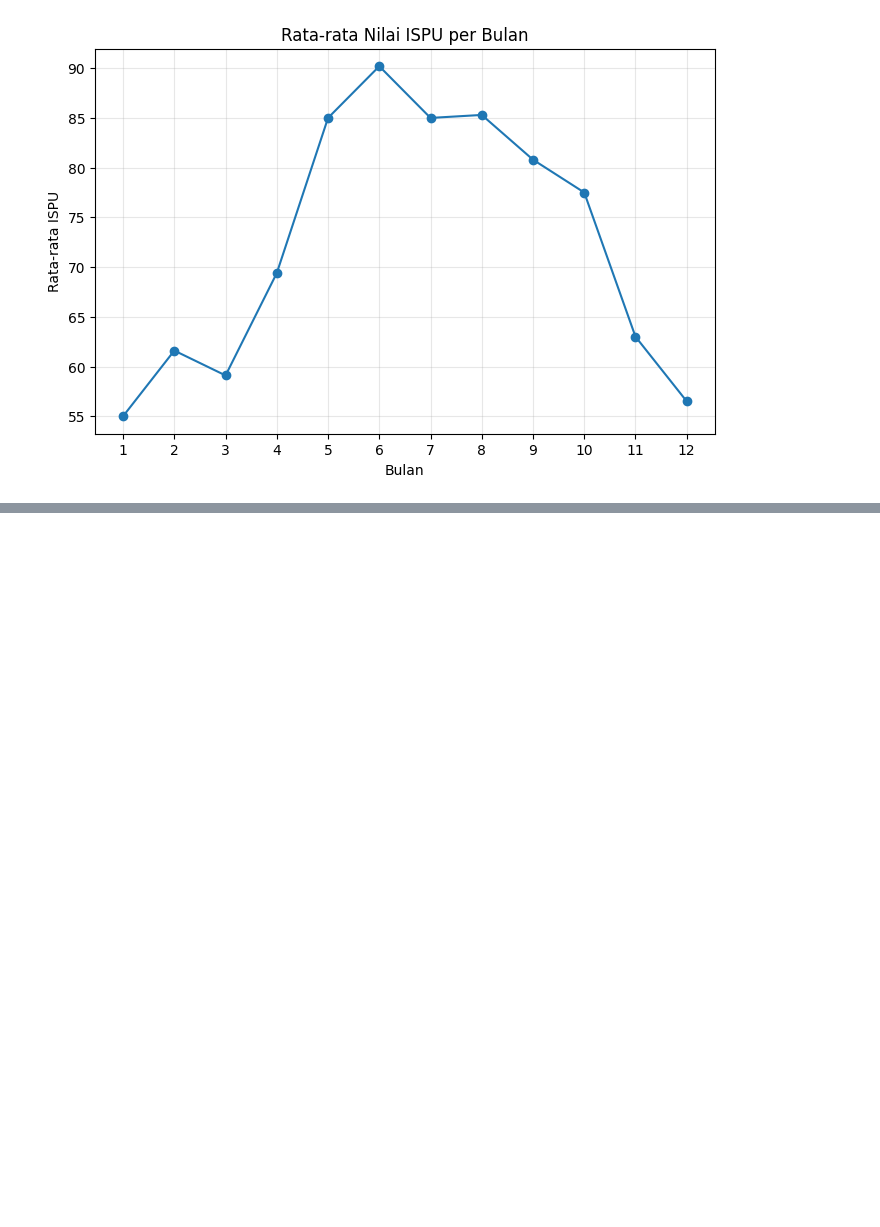
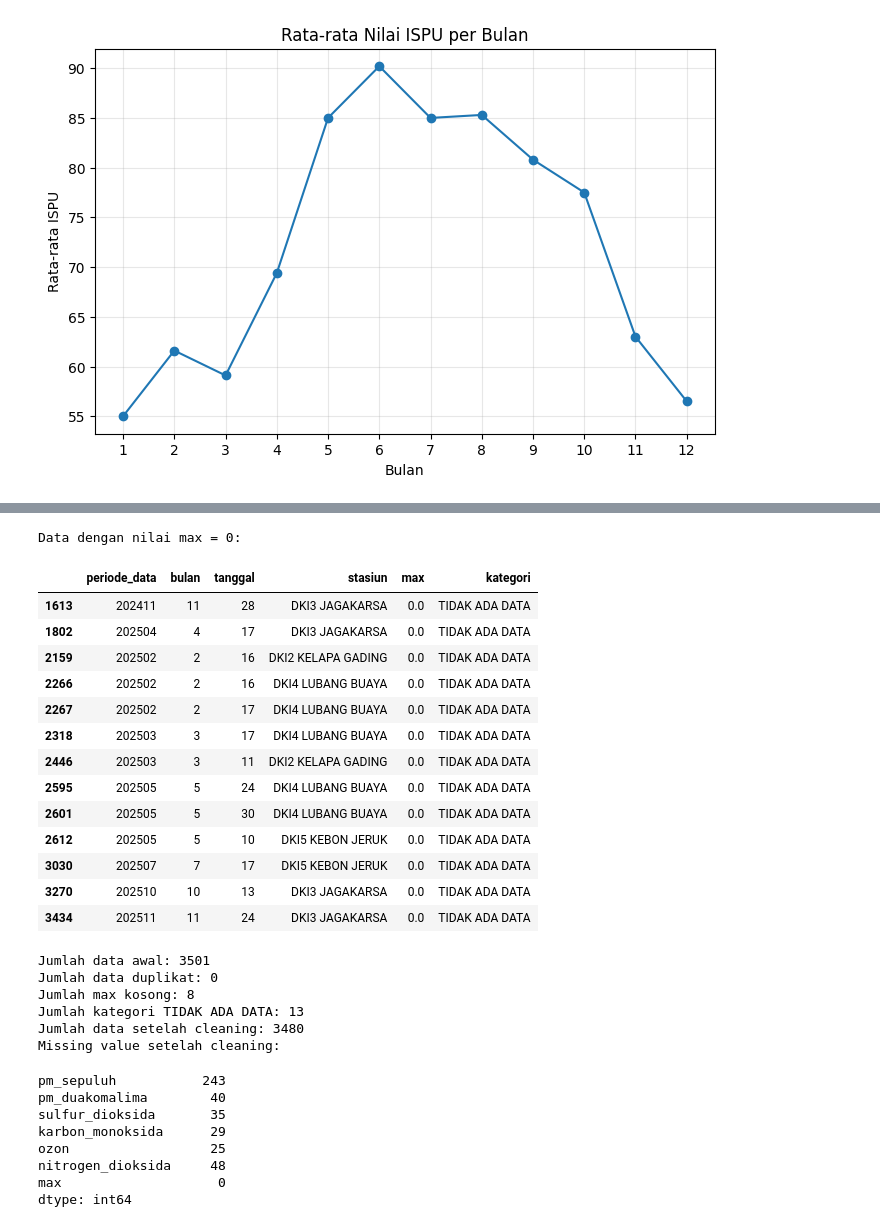
Before and after one commit to Cantikazahra/49_IF-E_titut-titut, a Jupyter notebook: Projek_ISPU.ipynb, the cells around one changed output, grey strips where cells are left out. Saved outputs shown, nothing was run; the diff lists cells and outputs as text; code cells hidden in the pictures; blank space fills up the shorter version.

```diff
--- a/Projek_ISPU.ipynb
+++ b/Projek_ISPU.ipynb
@@ -533,0 +710,79 @@ Name: max, dtype: float64
+# %%
+# Membuat salinan dataset untuk proses cleaning
+df_clean = df.copy()
+
+# Kolom fitur dan target yang digunakan
+fitur_kandidat = [
+    "pm_sepuluh",
+    "pm_duakomalima",
+    "sulfur_dioksida",
+    "karbon_monoksida",
+    "ozon",
+    "nitrogen_dioksida"
+]
+target = "max"
+
+# Mengubah data fitur dan target menjadi numerik
+for kolom in fitur_kandidat + [target]:
+    df_clean[kolom] = pd.to_numeric(df_clean[kolom], errors="coerce")
+
+# Menghitung jumlah data sebelum cleaning
+jumlah_awal = len(df_clean)
+
+# Menghapus data duplikat
+jumlah_duplikat = df_clean.duplicated().sum()
+df_clean = df_clean.drop_duplicates()
+
+# Melihat data dengan nilai max = 0 (tidak langsung dihapus)
+print("Data dengan nilai max = 0:")
+display(df_clean[df_clean["max"] == 0][
+    ["periode_data", "bulan", "tanggal", "stasiun", "max", "kategori"]
+])
+
+# Menghapus baris yang nilai target max-nya kosong
+jumlah_max_kosong = df_clean["max"].isnull().sum()
+df_clean = df_clean.dropna(subset=["max"])
+
+# Menghapus kategori TIDAK ADA DATA
+jumlah_tidak_ada_data = (df_clean["kategori"] == "TIDAK ADA DATA").sum()
+df_clean = df_clean[df_clean["kategori"] != "TIDAK ADA DATA"]
+
+print("Jumlah data awal:", jumlah_awal)
+print("Jumlah data duplikat:", jumlah_duplikat)
+print("Jumlah max kosong:", jumlah_max_kosong)
+print("Jumlah kategori TIDAK ADA DATA:", jumlah_tidak_ada_data)
+print("Jumlah data setelah cleaning:", len(df_clean))
+
+# Mengecek missing value setelah cleaning
+print("Missing value setelah cleaning:")
+display(df_clean[fitur_kandidat + [target]].isnull().sum())
+# %% [output]
+Data dengan nilai max = 0:
+|  | periode_data | bulan | tanggal | stasiun | max | kategori |
+| 1613 | 202411 | 11 | 28 | DKI3 JAGAKARSA | 0.0 | TIDAK ADA DATA |
+| 1802 | 202504 | 4 | 17 | DKI3 JAGAKARSA | 0.0 | TIDAK ADA DATA |
+| 2159 | 202502 | 2 | 16 | DKI2 KELAPA GADING | 0.0 | TIDAK ADA DATA |
+| 2266 | 202502 | 2 | 16 | DKI4 LUBANG BUAYA | 0.0 | TIDAK ADA DATA |
+| 2267 | 202502 | 2 | 17 | DKI4 LUBANG BUAYA | 0.0 | TIDAK ADA DATA |
+| 2318 | 202503 | 3 | 17 | DKI4 LUBANG BUAYA | 0.0 | TIDAK ADA DATA |
+| 2446 | 202503 | 3 | 11 | DKI2 KELAPA GADING | 0.0 | TIDAK ADA DATA |
+| 2595 | 202505 | 5 | 24 | DKI4 LUBANG BUAYA | 0.0 | TIDAK ADA DATA |
+| 2601 | 202505 | 5 | 30 | DKI4 LUBANG BUAYA | 0.0 | TIDAK ADA DATA |
+| 2612 | 202505 | 5 | 10 | DKI5 KEBON JERUK | 0.0 | TIDAK ADA DATA |
+| 3030 | 202507 | 7 | 17 | DKI5 KEBON JERUK | 0.0 | TIDAK ADA DATA |
+| 3270 | 202510 | 10 | 13 | DKI3 JAGAKARSA | 0.0 | TIDAK ADA DATA |
+| 3434 | 202511 | 11 | 24 | DKI3 JAGAKARSA | 0.0 | TIDAK ADA DATA |
+Jumlah data awal: 3501
+Jumlah data duplikat: 0
+Jumlah max kosong: 8
+Jumlah kategori TIDAK ADA DATA: 13
+Jumlah data setelah cleaning: 3480
+Missing value setelah cleaning:
+pm_sepuluh           243
+pm_duakomalima        40
+sulfur_dioksida       35
+karbon_monoksida      29
+ozon                  25
+nitrogen_dioksida     48
+max                    0
+dtype: int64
```
Also changed, not shown: parts of 19 cells of this notebook.
